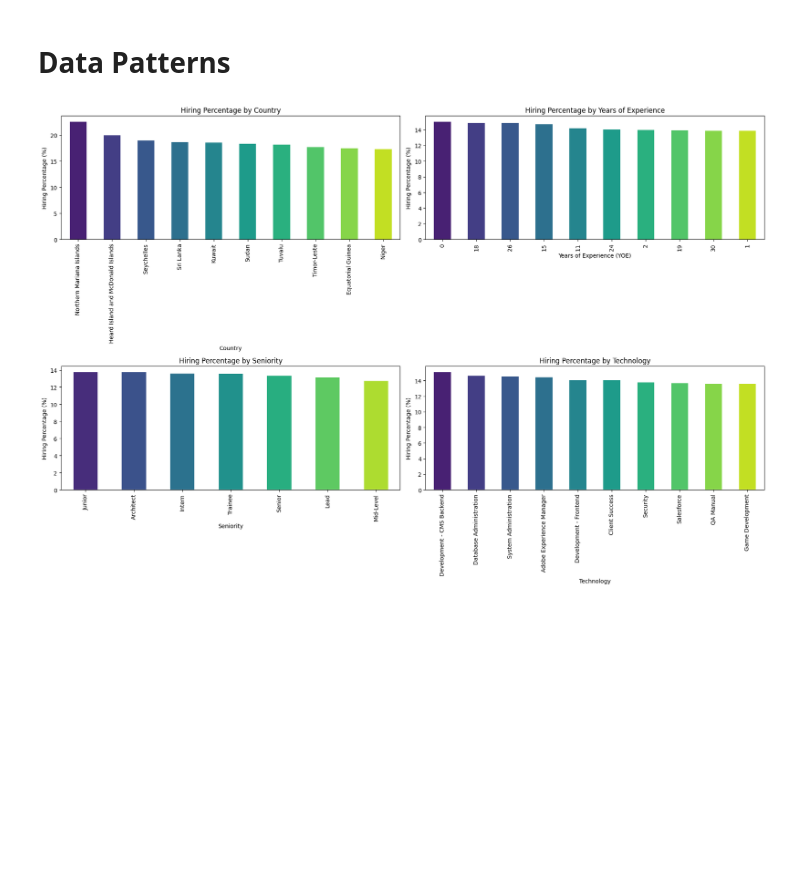
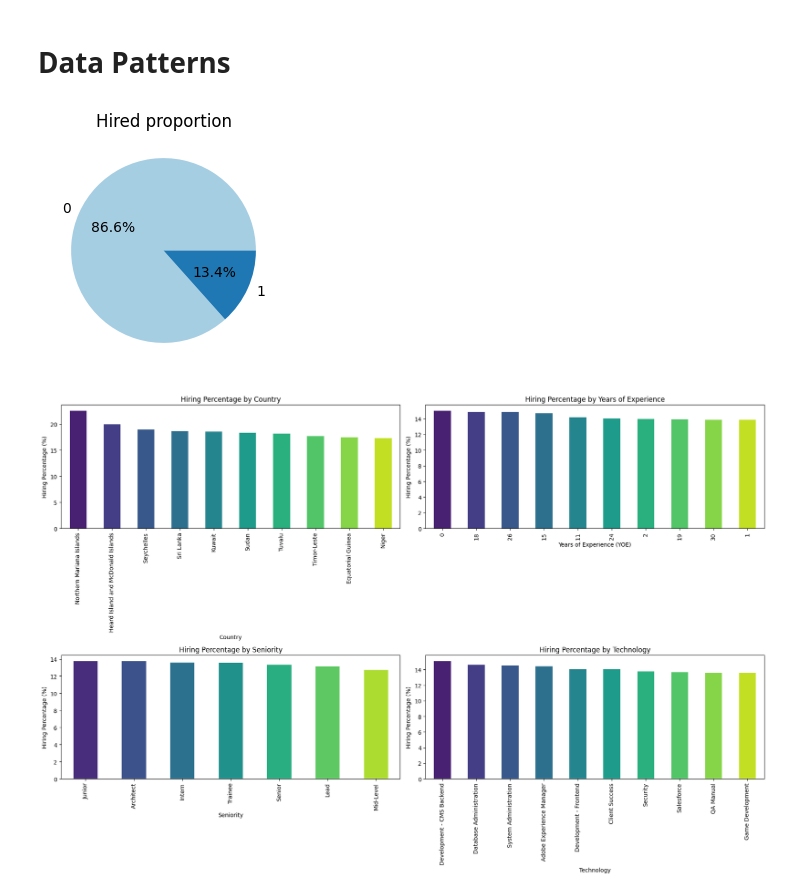
Before and after one commit to caroldvarela/workshop-01, a Jupyter notebook: notebooks/002_EDA.ipynb, the cells around one changed output. Drawn from its saved outputs; the diff is of its cells as text; code cells hidden in the pictures; blank space fills up the shorter version.

```diff
--- a/notebooks/002_EDA.ipynb
+++ b/notebooks/002_EDA.ipynb
@@ -152,6 +152,14 @@ ax = sns.heatmap(
 [figure]
 # %% [markdown]
 # Data Patterns
+# %%
+hired_count = df['Hired'].value_counts()
+plt.figure(figsize=(3,3))
+plt.pie(hired_count, labels=hired_count.index, autopct='%1.1f%%', colors=plt.cm.Paired.colors)
+plt.title('Hired proportion')
+plt.show()
+# %% [output]
+[figure, added]
 # %%
 fig, axs = plt.subplots(2, 2, figsize=(18, 12))
 
```
Also changed, not shown: parts of 6 cells of this notebook.
